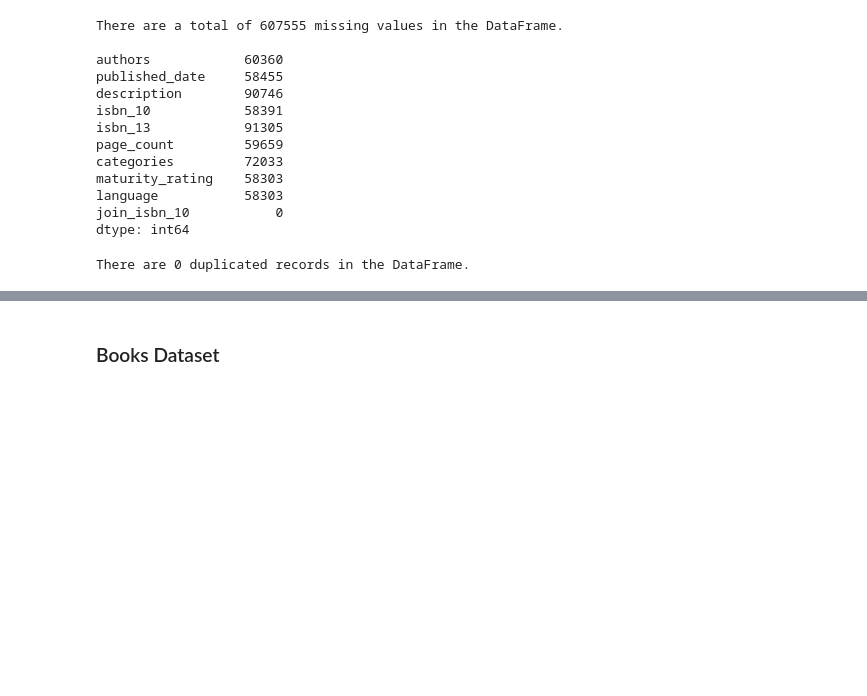
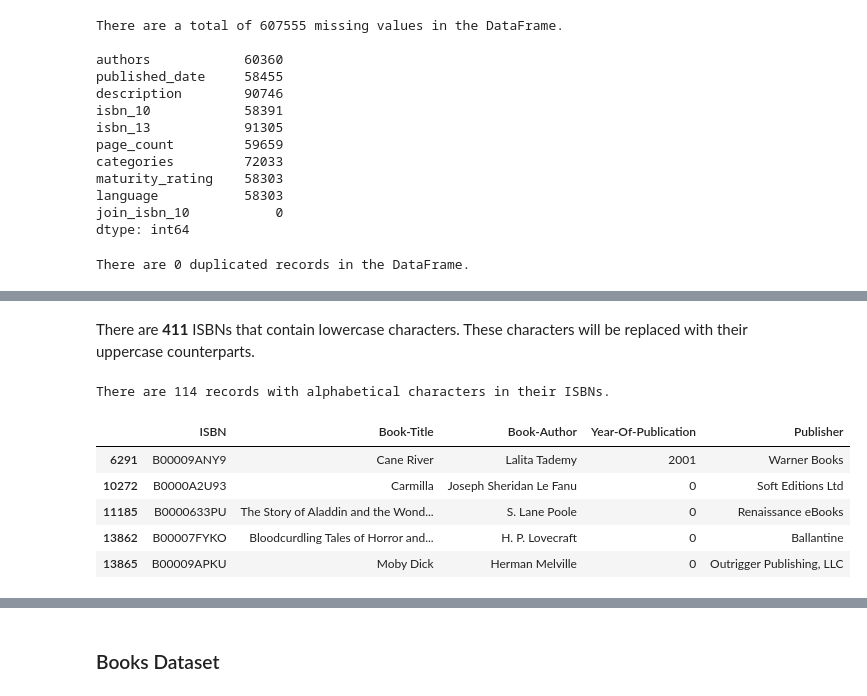
Before and after one commit to Azegele/Phase-5-Project, a Jupyter notebook: index.ipynb, the cells around one changed output, grey strips where cells are left out. Saved outputs shown, nothing was run; the diff lists cells and outputs as text; code cells hidden in the pictures; blank space fills up the shorter version.

```diff
--- a/index.ipynb
+++ b/index.ipynb
@@ -637,0 +740,13 @@ memory usage: 8.8+ MB
+# %% [markdown]
+There are **411** ISBNs that contain lowercase characters. These characters will be replaced with their uppercase counterparts.
+# %%
+# Query the records containing alphabetical characters except 'X' in the ISBNs
+clean_isbn.invalid_char(action='inspect', check='alphabetical')
+# %% [output]
+There are 114 records with alphabetical characters in their ISBNs.
+|  | ISBN | Book-Title | Book-Author | Year-Of-Publication | Publisher |
+| 6291 | B00009ANY9 | Cane River | Lalita Tademy | 2001 | Warner Books |
+| 10272 | B0000A2U93 | Carmilla | Joseph Sheridan Le Fanu | 0 | Soft Editions Ltd |
+| 11185 | B0000633PU | The Story of Aladdin and the Wond... | S. Lane Poole | 0 | Renaissance eBooks |
+| 13862 | B00007FYKO | Bloodcurdling Tales of Horror and... | H. P. Lovecraft | 0 | Ballantine |
+| 13865 | B00009APKU | Moby Dick | Herman Melville | 0 | Outrigger Publishing, LLC |
```
Also changed, not shown: parts of 137 cells of this notebook.
